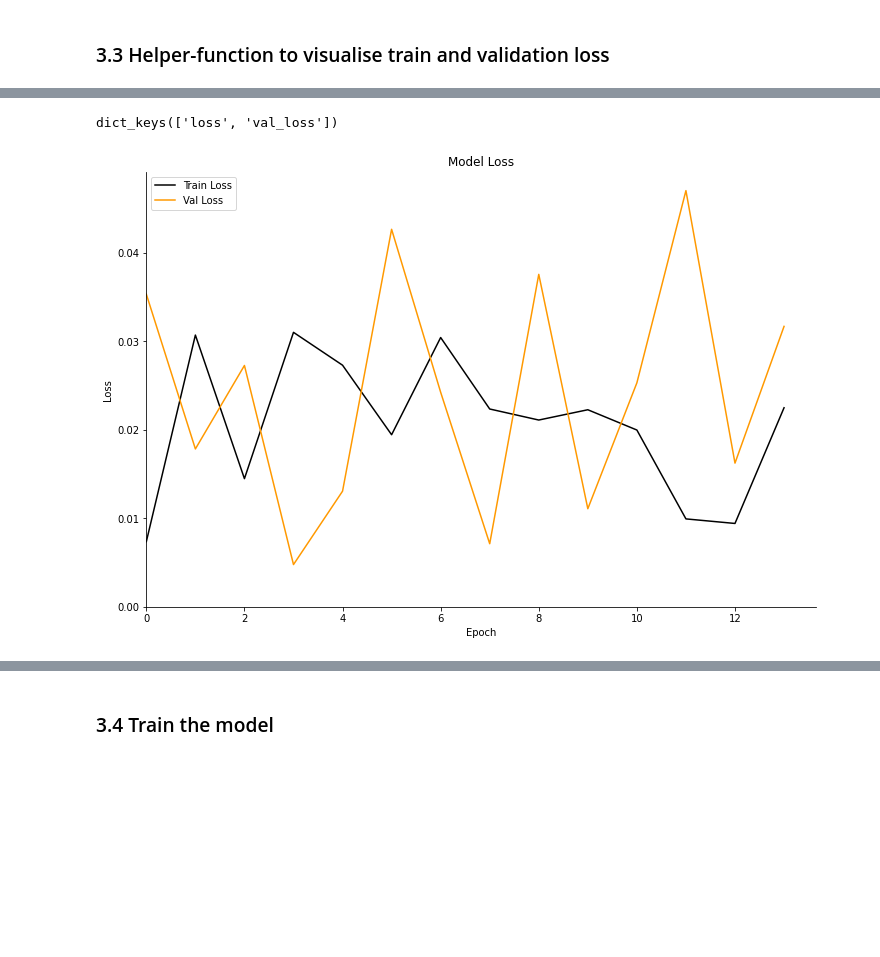
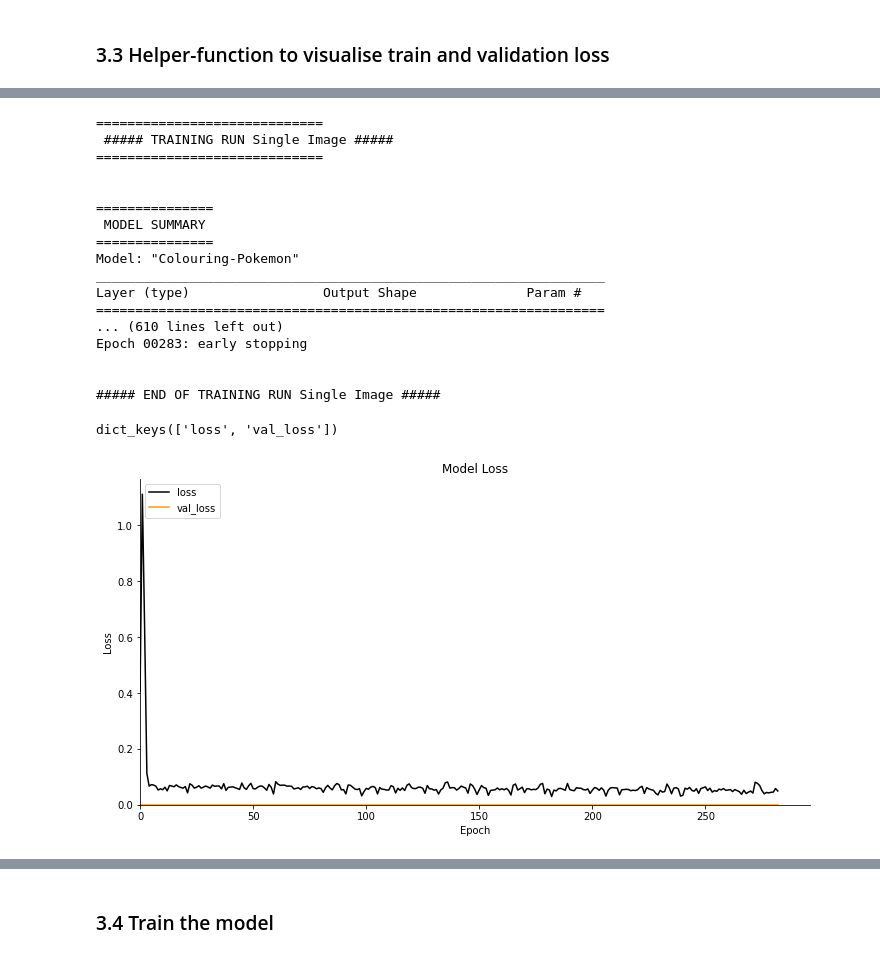
Before and after one commit to CleonWong/Colouring-Pokemon, a Jupyter notebook: Model_V0.ipynb, the cells around one changed output, grey strips where cells are left out. Drawn from its saved outputs; the diff is of its cells as text; code cells hidden in the pictures; blank space fills up the shorter version.

Commit message:
Completed memorisation trial on singleimage of Pokemon Silver.

```diff
--- a/Model_V0.ipynb
+++ b/Model_V0.ipynb
@@ -205,7 +322,7 @@ def train_and_save_model(training_run, Xtrain, model, validation_split, batch_si
 
     # Checkpoint
     checkpoint = ModelCheckpoint(filepath = checkpoint_filepath,
-                                 monitor = "val_loss",
+                                 monitor = "loss",
                                  mode = "min",
                                  save_best_only = True,
                                  save_weights_only = False,
@@ -213,9 +330,9 @@ def train_and_save_model(training_run, Xtrain, model, validation_split, batch_si
                                  verbose = 2)
 
     # Early Stop
-    earlystop = EarlyStopping(monitor = "val_loss",
+    earlystop = EarlyStopping(monitor = "loss",
                               mode = "min",
-                              patience = 10,
+                              patience = 100,
                               restore_best_weights = True,
                               verbose = 1)
 
@@ -231,7 +348,7 @@ def train_and_save_model(training_run, Xtrain, model, validation_split, batch_si
                            validation_data = ValidationImage_a_b_gen(Xtrain, batch_size, validation_split),
                            validation_steps = validation_steps,
                            callbacks = callbacks_list,
-                           verbose = 2)
+                           verbose = 0)
 
     print()
     print()
@@ -245,11 +362,14 @@ def plot_TrainValLoss(model_info):
 
     print(model_info.history.keys())
 
-    fig, ax = plt.subplots(figsize=(12, 8))
+    fig, ax = plt.subplots(figsize=(12, 6))
 
-    # Plot train and validation loss
-    ax.plot(model_info.history["loss"], color = "k", linestyle = "-", label = "Train Loss")
-    ax.plot(model_info.history["val_loss"], color = "#FF9900", linestyle = "-", label = "Val Loss")
+    colors_list = ["#000000", "#FF9900"]
+
+    i = 0
+    for key in model_info.history.keys():
+        ax.plot(model_info.history[key], color = colors_list[i], linestyle = "-", label = key)
+        i += 1
 
     # Set title
     ax.set_title("Model Loss")
@@ -272,0 +395,10 @@ def plot_TrainValLoss(model_info):
+# %%
+# Get SingeImage
+singleimage_rgb = img_to_array(load_img('Images/PokemonSilver/PokemonSilver_141.jpg'))
+singleimage_lab = rgb2lab((1.0 / 255) * singleimage_rgb)
+
+singleimage_rgb_traininput = singleimage_rgb.reshape(1, 288, 320, 3)
+
+singleimage_lab_predict = singleimage_lab.reshape(1, 288, 320, 3)
+singleimage_lab_predict_X = singleimage_lab_predict[:, :, :, 0].reshape(1, 288, 320, 1)
+singleimage_lab_predict_Y = singleimage_lab_predict[:, :, :, 1:]
@@ -273,5 +429,33 @@ def plot_TrainValLoss(model_info):
+# %%
+singleimage_info = train_and_save_model(training_run = "Single Image",
+                                        Xtrain = singleimage_rgb_traininput,
+                                        model = model,
+                                        validation_split = 0,
+                                        batch_size = 1,
+                                        epochs = 1000,
+                                        steps_per_epoch = 1,
+                                        validation_steps = 1,
+                                        checkpoint_filepath = "SavedCheckpoints/trainingrun_singleimage/model.{epoch:02d}-{val_loss:.6f}.hdf5")
+# %% [output]
+=============================
+ ##### TRAINING RUN Single Image #####
+=============================
+
+
+===============
+ MODEL SUMMARY
+===============
+Model: "Colouring-Pokemon"
+_________________________________________________________________
+Layer (type)                 Output Shape              Param #
+=================================================================
+... (610 lines left out)
+Epoch 00283: early stopping
+
+
+##### END OF TRAINING RUN Single Image #####
 # %%
-plot_TrainValLoss(model_info)
+plot_TrainValLoss(singleimage_info)
 # %% [output]
 dict_keys(['loss', 'val_loss'])
-[figure, old version]
+[figure, new version]
```
Also changed, not shown: parts of 12 cells of this notebook.
